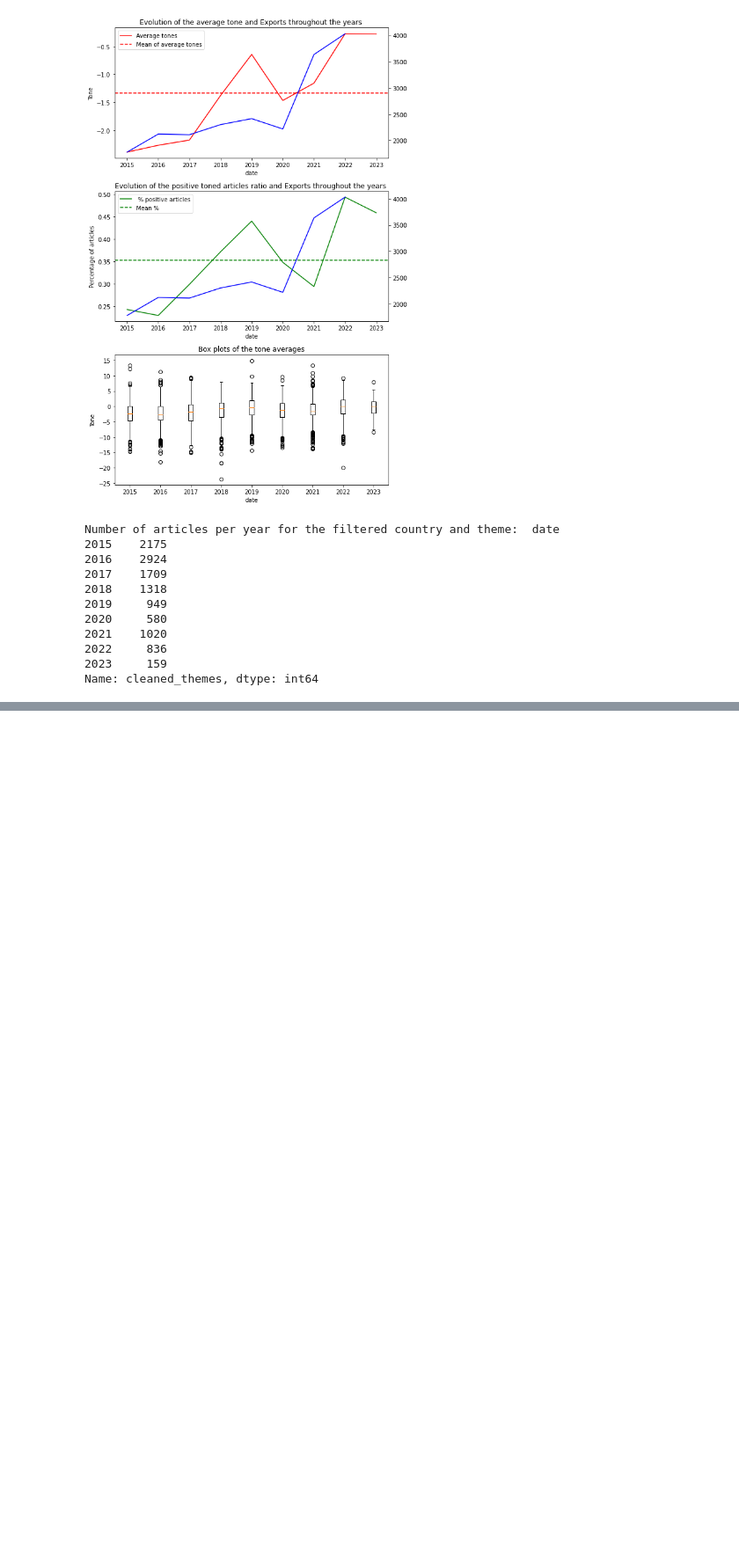
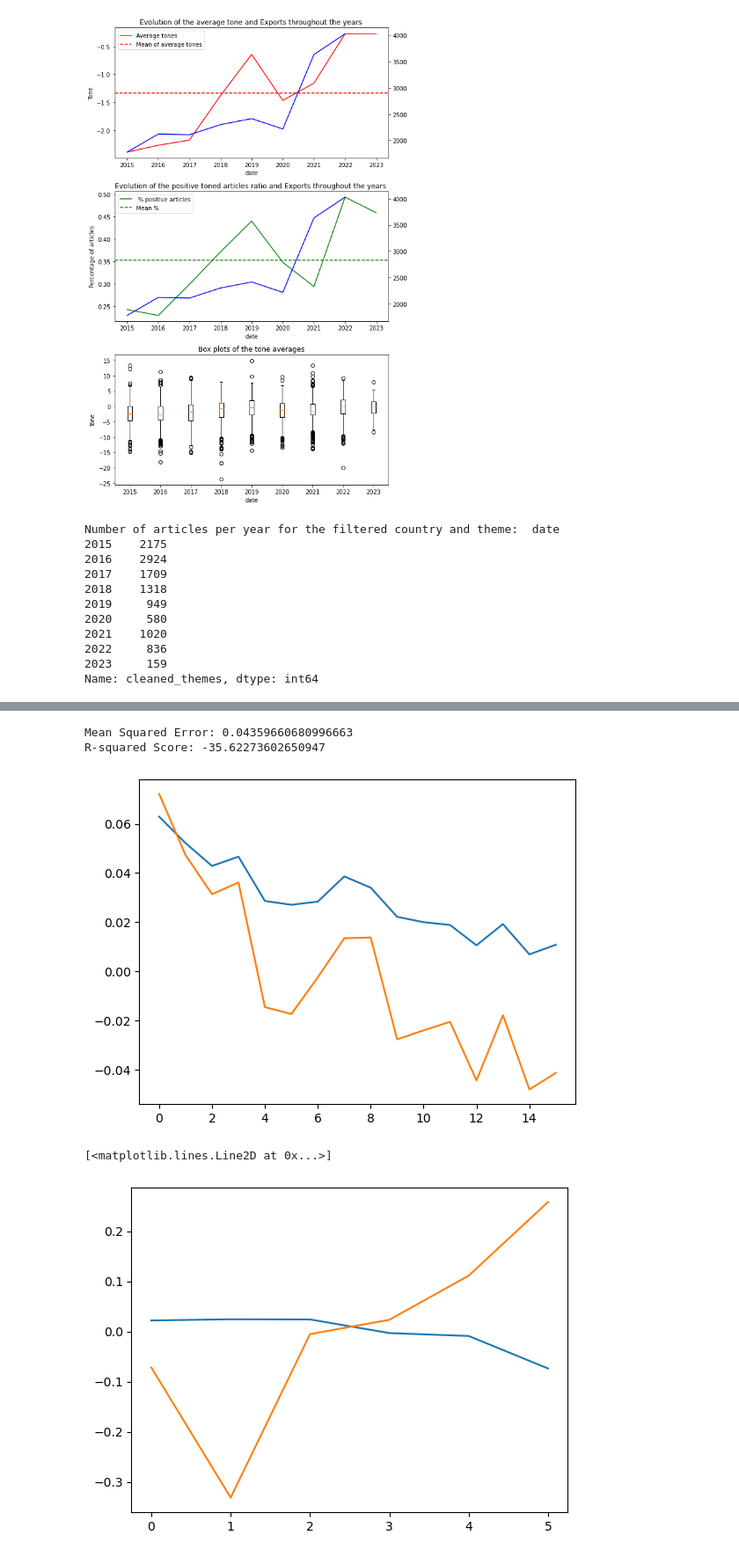
Before and after one commit to amaurycor/CRP_Egyptian_Economy, a Jupyter notebook: run_pipeline.ipynb, the cells around one changed output, grey strips where cells are left out. Shown at 88% size. Cells and saved outputs as stored; diff of their text form; code cells hidden in the pictures; blank space fills up the shorter version.

```diff
--- a/run_pipeline.ipynb
+++ b/run_pipeline.ipynb
@@ -68,3 +56,8 @@ Number of articles per year for the filtered country and theme:  date
 2022     836
 2023     159
 Name: cleaned_themes, dtype: int64
+# %%
+df = pd.read_csv('/Users/flickr-xc/Library/Mobile Documents/com~apple~CloudDocs/DSBA Courses/CRP/tone prediction/uae_tone_pred.csv')
+crash_test = NowcastingEco(df)
+# %%
+tone, ind = crash_test.compute_tone_time_series(df,'/Users/flickr-xc/Library/Mobile Documents/com~apple~CloudDocs/DSBA Courses/CRP/Bloomberg/Bloomberg_Data_UAE.xlsx')
@@ -70,0 +82,12 @@ Name: cleaned_themes, dtype: int64
+# %%
+## Linear Regression
+
+from sklearn.linear_model import LinearRegression
+from sklearn.metrics import mean_squared_error,r2_score, mean_absolute_error
+from sklearn.preprocessing import StandardScaler, MinMaxScaler
+
+# Concatenate the tone series into a single DataFrame
+concatenated_series = pd.concat(tone, axis=1)
+# Merge the GDP indicator DataFrame with the concatenated series DataFrame
+merged_data = pd.merge(ind, concatenated_series, left_on='Date',right_on='date')  # or 'year'
+merged_data
@@ -70,0 +112,57 @@ Name: cleaned_themes, dtype: int64
+# %%
+# Split the data based on time
+train_data = merged_data[(merged_data['year'] >= 2015) & (merged_data['year'] <= 2018)]
+test_data = merged_data[(merged_data['year'] >= 2019) & (merged_data['year'] <= 2020)]
+
+X_train = train_data.iloc[:, 3:].values
+y_train = train_data['Value'].values.reshape(-1, 1)
+X_test = test_data.iloc[:, 3:].values
+y_test = test_data['Value'].values.reshape(-1, 1)
+
+# Create an instance of the StandardScaler
+scaler = StandardScaler()
+
+# Fit the scaler on the training data and transform the input features
+X_train_scaled = scaler.fit_transform(X_train)
+y_train_scaled = scaler.fit_transform(y_train)
+
+# Transform the testing data using the fitted scaler
+X_test_scaled = scaler.fit_transform(X_test)
+y_test_scaled = scaler.fit_transform(y_test)
+
+# Create an instance of the linear regression model
+model = LinearRegression()
+
+# Fit the model on the scaled training data
+model.fit(X_train_scaled, y_train_scaled)
+
+# Make predictions on the scaled testing data
+predictions_scaled = model.predict(X_test_scaled)
+
+# Inverse transform the predictions to obtain the original scale
+predictions = scaler.inverse_transform(predictions_scaled)
+
+mse = mean_squared_error(y_test, predictions)
+print("Mean Squared Error:", mse)
+
+r2 = r2_score(y_test, predictions)
+print("R-squared Score:", r2)
+
+# Plotting predictions on the training data
+train_predictions_scaled = model.predict(X_train_scaled)
+train_predictions = scaler.inverse_transform(train_predictions_scaled)
+
+
+plt.plot(y_train)
+plt.plot(train_predictions)
+plt.show()
+
+
+plt.plot(y_test)
+plt.plot(predictions)
+# %% [output]
+Mean Squared Error: 0.04359660680996663
+R-squared Score: -35.62273602650947
+[figure, added]
+[<matplotlib.lines.Line2D at 0x...>]
+[figure, added]
```
Also changed, not shown: parts of 5 cells of this notebook, 3 other files.
